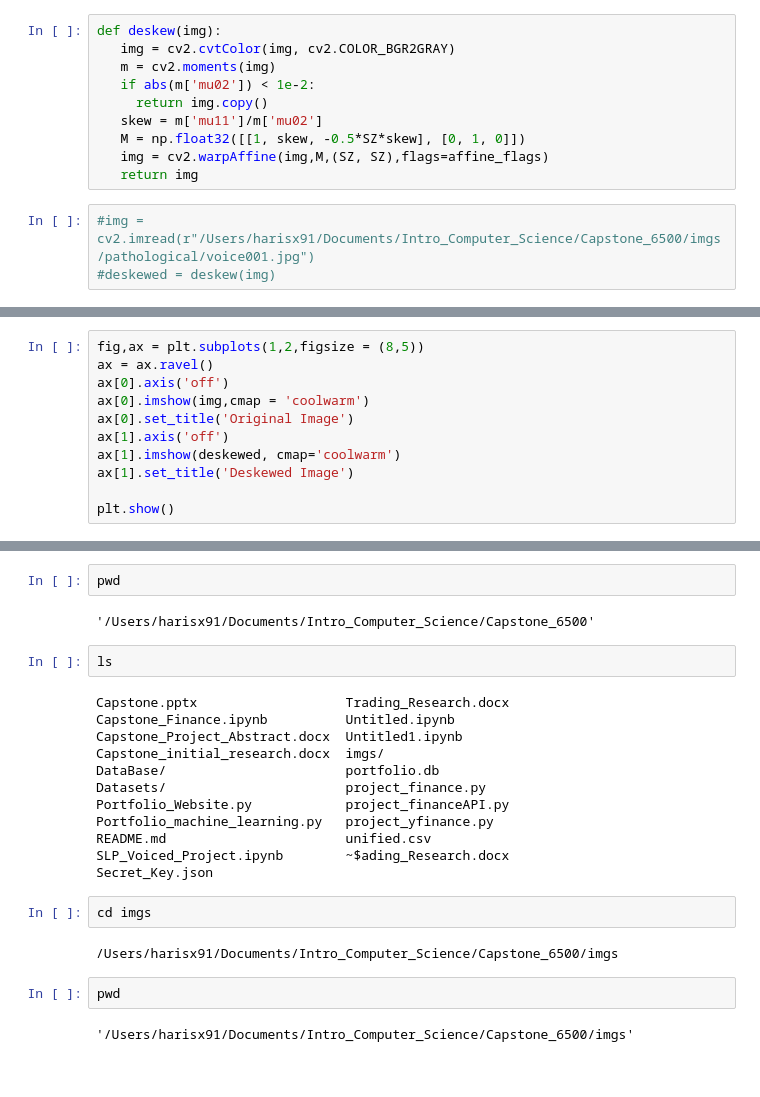
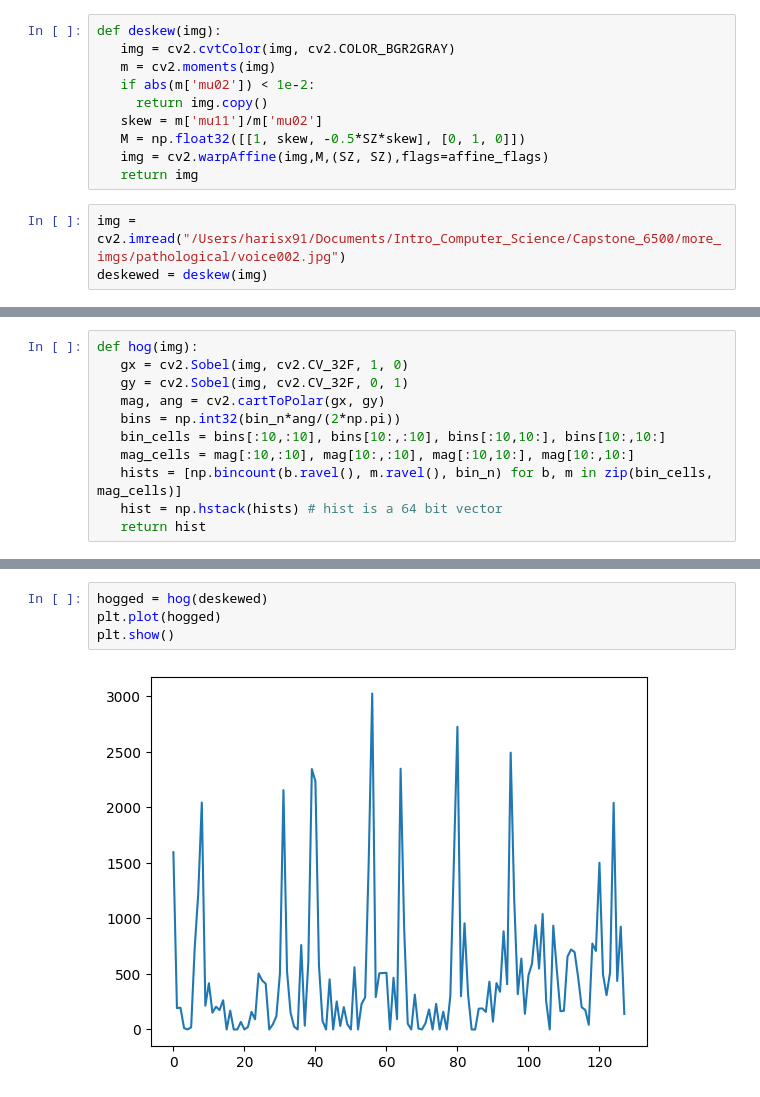
Before and after one commit to harisx91/Capstone_6500, a Jupyter notebook: SLP_Voiced_Project.ipynb, the cells around one changed output, grey strips where cells are left out. Cells and saved outputs as stored; diff of their text form.

```diff
--- a/SLP_Voiced_Project.ipynb
+++ b/SLP_Voiced_Project.ipynb
@@ -666,5 +555,5 @@ def deskew(img):
    img = cv2.warpAffine(img,M,(SZ, SZ),flags=affine_flags)
    return img
 # %%
-#img = cv2.imread(r"/Users/harisx91/Documents/Intro_Computer_Science/Capstone_6500/imgs/pathological/voice001.jpg")
-#deskewed = deskew(img)
+img = cv2.imread("/Users/harisx91/Documents/Intro_Computer_Science/Capstone_6500/more_imgs/pathological/voice002.jpg")
+deskewed = deskew(img)
@@ -671,11 +573,11 @@ def deskew(img):
 # %%
-fig,ax = plt.subplots(1,2,figsize = (8,5))
-ax = ax.ravel()
-ax[0].axis('off')
-ax[0].imshow(img,cmap = 'coolwarm')
-ax[0].set_title('Original Image')
-ax[1].axis('off')
-ax[1].imshow(deskewed, cmap='coolwarm')
-ax[1].set_title('Deskewed Image')
-
-plt.show()
+def hog(img):
+   gx = cv2.Sobel(img, cv2.CV_32F, 1, 0)
+   gy = cv2.Sobel(img, cv2.CV_32F, 0, 1)
+   mag, ang = cv2.cartToPolar(gx, gy)
+   bins = np.int32(bin_n*ang/(2*np.pi))
+   bin_cells = bins[:10,:10], bins[10:,:10], bins[:10,10:], bins[10:,10:]
+   mag_cells = mag[:10,:10], mag[10:,:10], mag[:10,10:], mag[10:,10:]
+   hists = [np.bincount(b.ravel(), m.ravel(), bin_n) for b, m in zip(bin_cells, mag_cells)]
+   hist = np.hstack(hists) # hist is a 64 bit vector
+   return hist
@@ -685,26 +584,6 @@ TypeError: Invalid shape (3, 250, 250) for image data
-# %%
-pwd
-# %% [output]
-'/Users/harisx91/Documents/Intro_Computer_Science/Capstone_6500'
-# %%
-ls
-# %% [output]
-Capstone.pptx                   Trading_Research.docx
-Capstone_Finance.ipynb          Untitled.ipynb
-Capstone_Project_Abstract.docx  Untitled1.ipynb
-Capstone_initial_research.docx  imgs/
-DataBase/                       portfolio.db
-Datasets/                       project_finance.py
-Portfolio_Website.py            project_financeAPI.py
-Portfolio_machine_learning.py   project_yfinance.py
-README.md                       unified.csv
-SLP_Voiced_Project.ipynb        ~$ading_Research.docx
-Secret_Key.json
-# %%
-cd imgs
-# %% [output]
-/Users/harisx91/Documents/Intro_Computer_Science/Capstone_6500/imgs
-# %%
-pwd
-# %% [output]
-'/Users/harisx91/Documents/Intro_Computer_Science/Capstone_6500/imgs'
+# %%
+hogged = hog(deskewed)
+plt.plot(hogged)
+plt.show()
+# %% [output]
+[figure, added]
```
Also changed, not shown: parts of 42 cells of this notebook.
